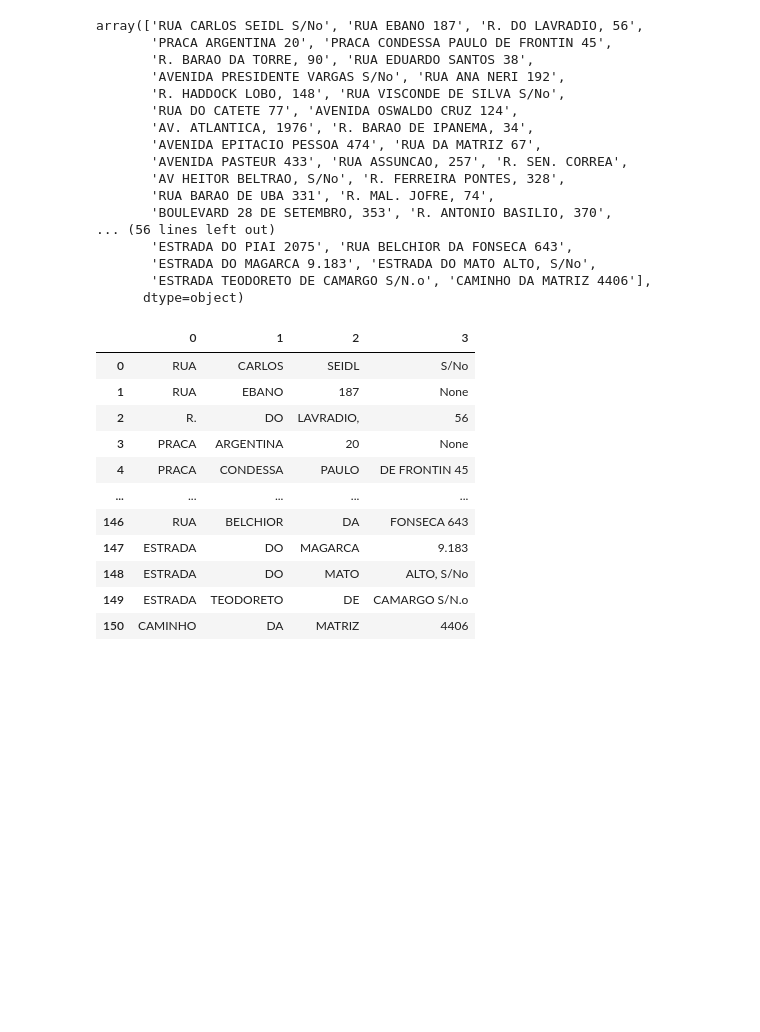
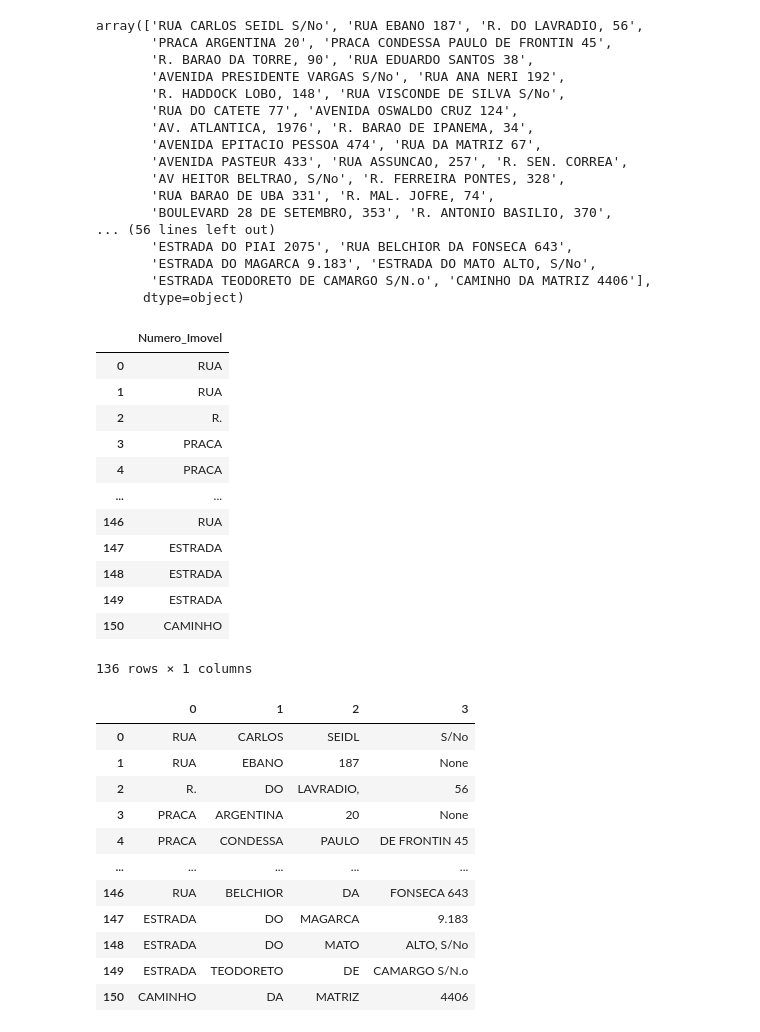
Before and after one commit to J07A/projeto_final_tecnicas, a Jupyter notebook: projeto_final.ipynb, the cells around one changed output. Cells and saved outputs as stored; diff of their text form; code cells hidden in the pictures; blank space fills up the shorter version.

```diff
--- a/projeto_final.ipynb
+++ b/projeto_final.ipynb
@@ -600,6 +621,29 @@ array(['RUA CARLOS SEIDL S/No', 'RUA EBANO 187', 'R. DO LAVRADIO, 56',
        'ESTRADA DO MAGARCA 9.183', 'ESTRADA DO MATO ALTO, S/No',
        'ESTRADA TEODORETO DE CAMARGO S/N.o', 'CAMINHO DA MATRIZ 4406'],
       dtype=object)
+# %%
+#Fatirar os endfereços entre a primeira palavra (Tipo de logradouro, com muitas ocorrencias de abreviação, a segunda e a ultima plavara, tque tem menos ocorrencias)
+# Subdividir a coluna 'Endereco' em várias colunas
+
+endereco_fatriados2 = pd.DataFrame()
+#endereco_fatriados2['Logradouro'] = escolas['endereco'].str.split(' ').str[0]
+endereco_fatriados2['Numero_Imovel'] = escolas['endereco'].str.rsplit(' ', n=1).str[-1]
+
+endereco_fatriados2
+# %% [output]
+|  | Numero_Imovel |
+| 0 | RUA |
+| 1 | RUA |
+| 2 | R. |
+| 3 | PRACA |
+| 4 | PRACA |
+| ... | ... |
+| 146 | RUA |
+| 147 | ESTRADA |
+| 148 | ESTRADA |
+| 149 | ESTRADA |
+| 150 | CAMINHO |
+136 rows × 1 columns
 # %%
 #Fatirar os endfereços entre a primeira palavra (Tipo de logradouro, com muitas ocorrencias de abreviação, a segunda e a ultima plavara, tque tem menos ocorrencias)
 
```
Also changed, not shown: parts of 5 cells of this notebook.
